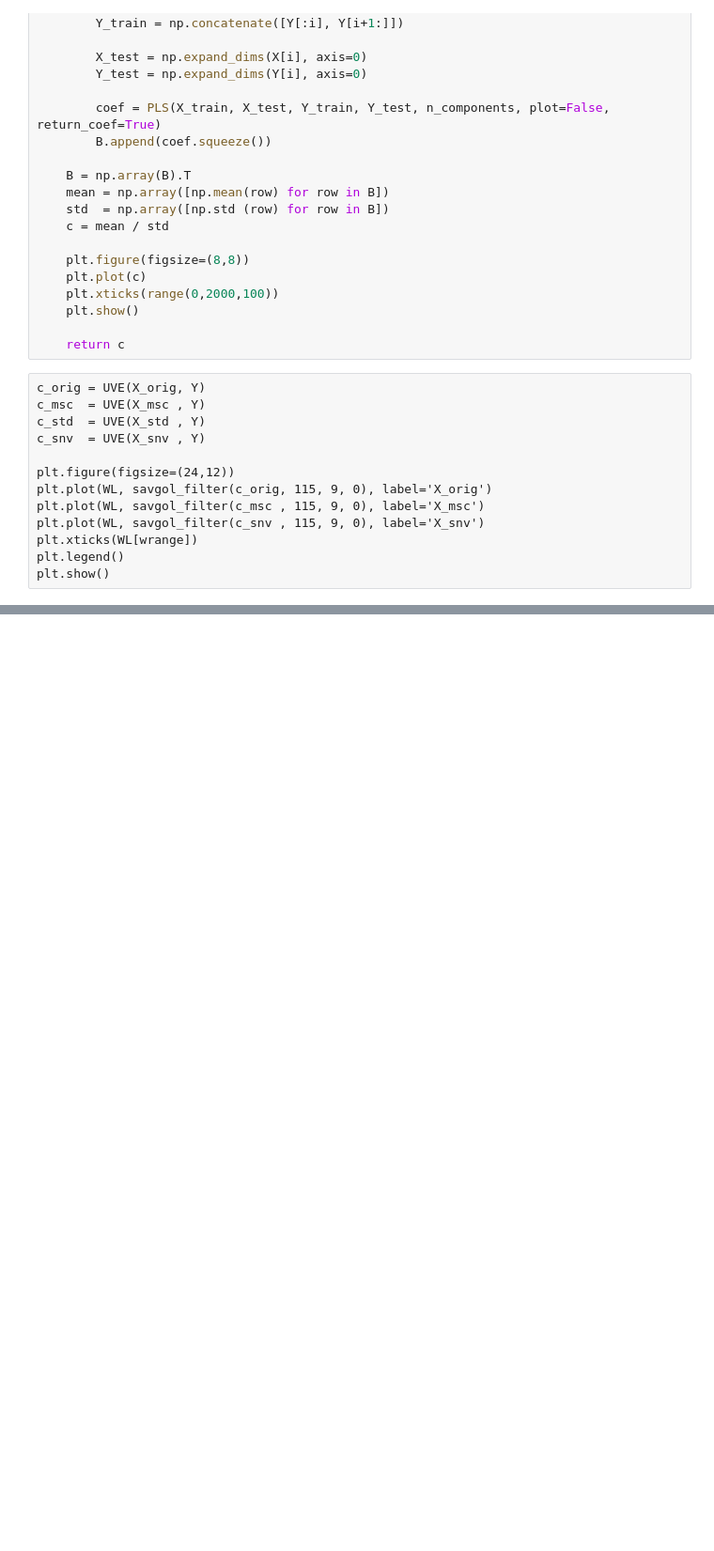
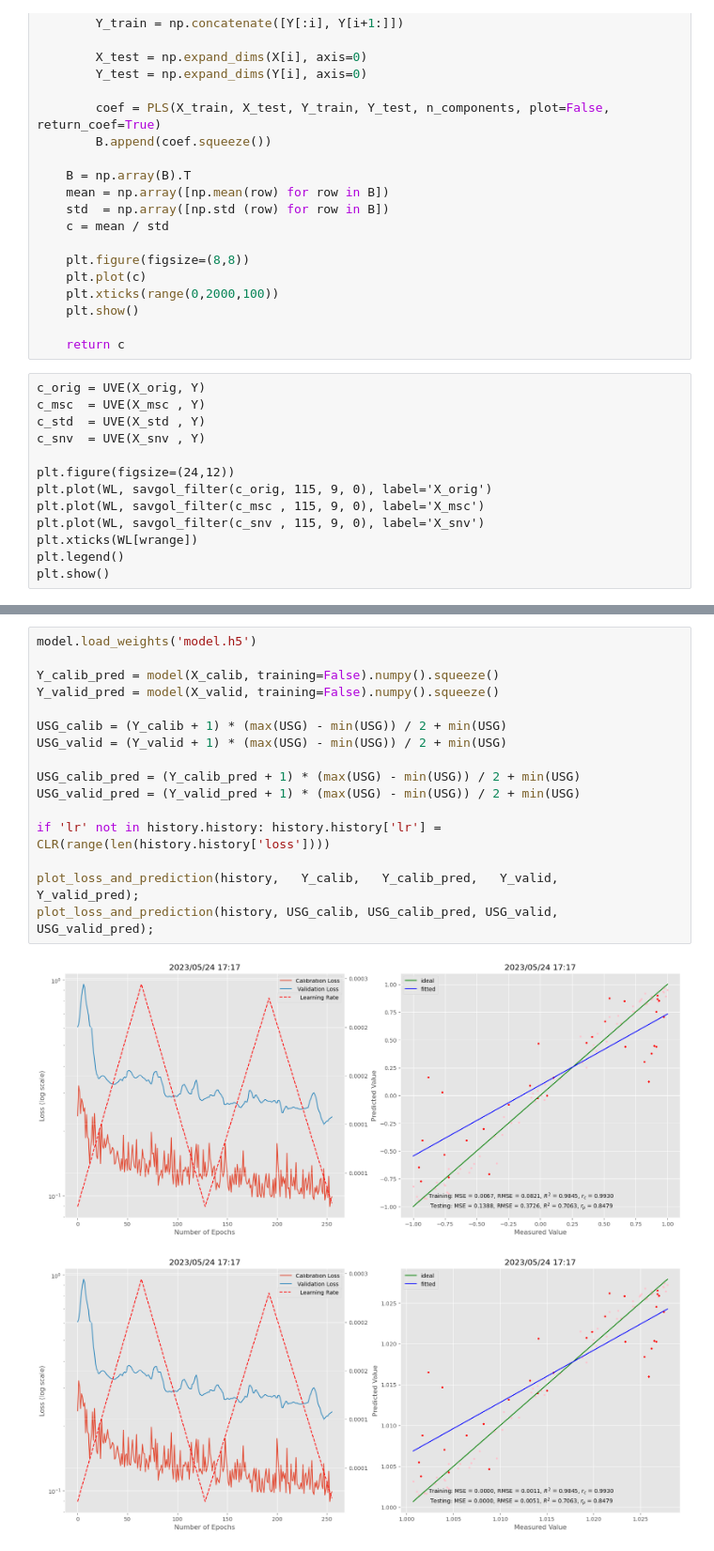
Before and after one commit to Lewis0511/CNN, a Jupyter notebook: 230508.ipynb, the cells around one changed output, grey strips where cells are left out. Shown at 94% size. Drawn from its saved outputs; the diff is of its cells as text; blank space fills up the shorter version.

```diff
--- a/230508.ipynb
+++ b/230508.ipynb
@@ -1349,0 +1311,19 @@ plot_loss_and_prediction(history, USG_train, USG_train_pred, USG_test, USG_test_
+# %%
+model.load_weights('model.h5')
+
+Y_calib_pred = model(X_calib, training=False).numpy().squeeze()
+Y_valid_pred = model(X_valid, training=False).numpy().squeeze()
+
+USG_calib = (Y_calib + 1) * (max(USG) - min(USG)) / 2 + min(USG)
+USG_valid = (Y_valid + 1) * (max(USG) - min(USG)) / 2 + min(USG)
+
+USG_calib_pred = (Y_calib_pred + 1) * (max(USG) - min(USG)) / 2 + min(USG)
+USG_valid_pred = (Y_valid_pred + 1) * (max(USG) - min(USG)) / 2 + min(USG)
+
+if 'lr' not in history.history: history.history['lr'] = CLR(range(len(history.history['loss'])))
+
+plot_loss_and_prediction(history,   Y_calib,   Y_calib_pred,   Y_valid,   Y_valid_pred);
+plot_loss_and_prediction(history, USG_calib, USG_calib_pred, USG_valid, USG_valid_pred);
+# %% [output]
+[figure, added]
+[figure, added]
```
Also changed, not shown: parts of 34 cells of this notebook.
